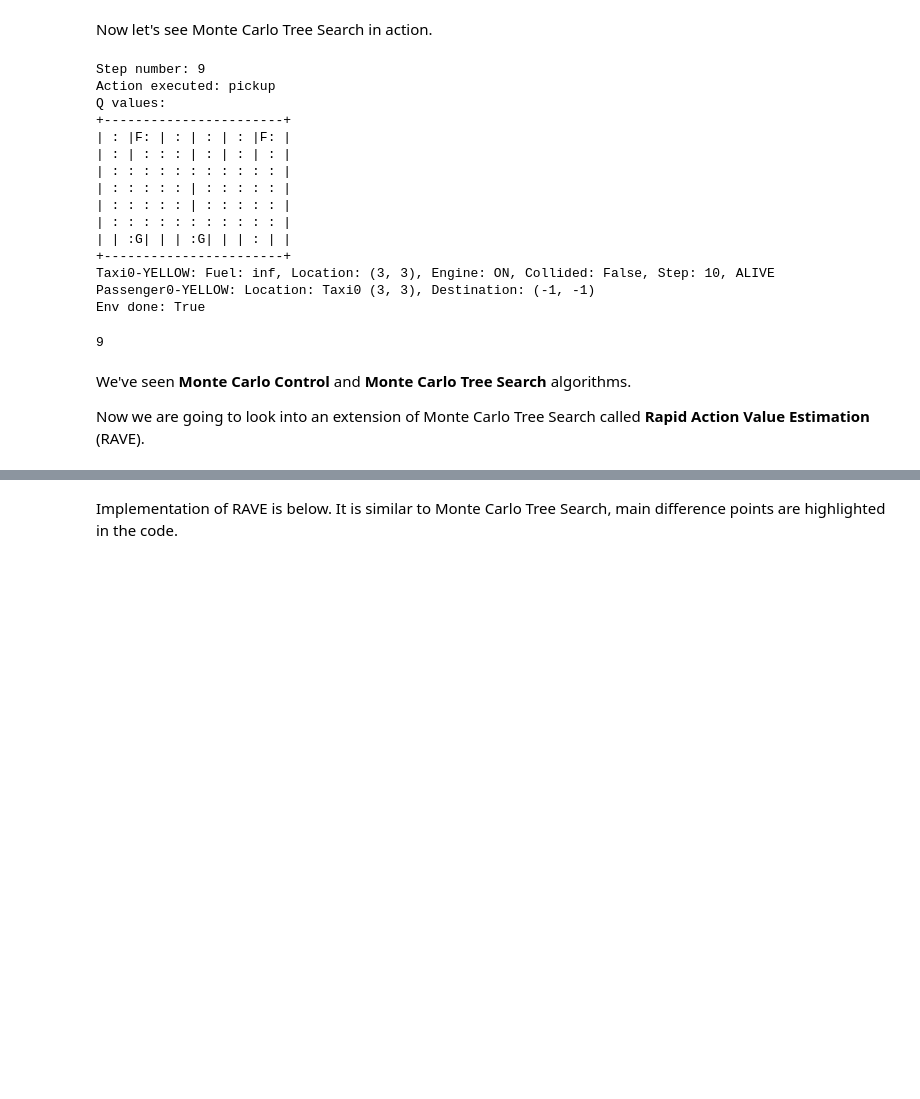
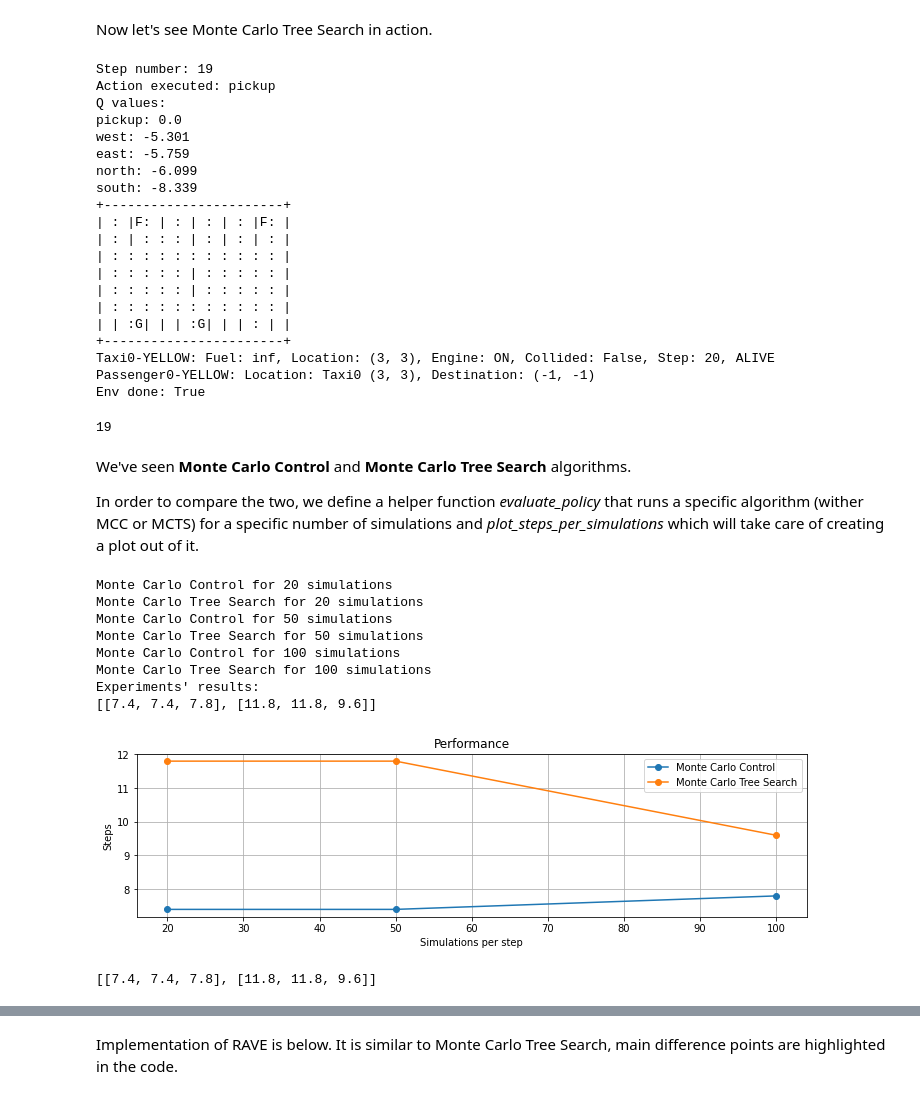
Before and after one commit to GabrieleSerussi/mcts, a Jupyter notebook: Monte_Carlo_Control_and_MCTS.ipynb, the cells around one changed output, grey strips where cells are left out. Saved outputs shown, nothing was run; the diff lists cells and outputs as text; code cells hidden in the pictures; blank space fills up the shorter version.

```diff
--- a/Monte_Carlo_Control_and_MCTS.ipynb
+++ b/Monte_Carlo_Control_and_MCTS.ipynb
@@ -428,15 +428,19 @@ class MonteCarloTreeSearchNode():
         selected_node = self._best_action()
         for i in range(1,max_number_of_steps+1):
             steps = i
-            selected_node = selected_node._best_action()
-            if render:
+            if not render:
+                selected_node = selected_node._best_action()
+            else:
+                selected_node, before_move_node = selected_node._best_action(render=render)
                 time.sleep(1)
                 clear_output(wait=True)
                 print(f"Step number: {i}")
                 print(f"Action executed: {self.state.unwrapped.get_action_meanings('taxi_0')[selected_node.parent_action]}")
                 print("Q values:")
-                for child, action_name in zip(selected_node.children, list(self.state.unwrapped.get_action_meanings('taxi_0').values())):
+                for child in before_move_node.children:
+                    action_name = self.state.unwrapped.get_action_meanings('taxi_0')[child.parent_action]
                     print(f"{action_name}: {round(child.average_reward, 3)}")
+                del before_move_node
                 selected_node.state.unwrapped.render()
 
             if selected_node.terminal_state:
@@ -444,7 +448,7 @@ class MonteCarloTreeSearchNode():
 
         return steps
 
-    def _best_action(self):
+    def _best_action(self, render:bool=False):
         """
         Execute the four stages to find the best action from the current state.
         """
@@ -452,8 +456,10 @@ class MonteCarloTreeSearchNode():
             node = self._tree_policy()
             reward = node._rollout()
             node._backpropagate(reward)
-
-        return self._best_child(c_param=0.)
+        if not render:
+            return self._best_child(c_param=0.)
+        else:
+            return self._best_child(c_param=0.), self
 
     def _tree_policy(self):
         """
@@ -566,9 +572,14 @@ mcts = MonteCarloTreeSearchNode(state=env, n_simulations=N_SIMULATIONS, gamma=GA
 # %%
 mcts.run_and_update(max_number_of_steps=1000, render=True)
 # %% [output]
-Step number: 9
+Step number: 19
 Action executed: pickup
 Q values:
+pickup: 0.0
+west: -5.301
+east: -5.759
+north: -6.099
+south: -8.339
 +-----------------------+
 | : |F: | : | : | : |F: |
 | : | : : : | : | : | : |
@@ -578,11 +589,11 @@ Q values:
 | : : : : : : : : : : : |
 | | :G| | | :G| | | : | |
 +-----------------------+
-Taxi0-YELLOW: Fuel: inf, Location: (3, 3), Engine: ON, Collided: False, Step: 10, ALIVE
+Taxi0-YELLOW: Fuel: inf, Location: (3, 3), Engine: ON, Collided: False, Step: 20, ALIVE
 Passenger0-YELLOW: Location: Taxi0 (3, 3), Destination: (-1, -1)
 Env done: True
-9
+19
 # %% [markdown]
 We've seen **Monte Carlo Control** and **Monte Carlo Tree Search** algorithms.
 
-Now we are going to look into an extension of Monte Carlo Tree Search called **Rapid Action Value Estimation** (RAVE).
+In order to compare the two, we define a helper function *evaluate_policy* that runs a specific algorithm (wither MCC or MCTS) for a specific number of simulations and *plot_steps_per_simulations* which will take care of creating a plot out of it.
@@ -588,0 +649,14 @@ Now we are going to look into an extension of Monte Carlo Tree Search called **R
+# %%
+problem={"taxi_pos":(0,0),"passenger_pos":(3,3),"domain_map":DEFAULT_MAP}
+plot_steps_per_simulations("mcc_vs_mcts.png", problem, ["Monte Carlo Control","Monte Carlo Tree Search"], [20,50,100], 5)
+# %% [output]
+Monte Carlo Control for 20 simulations
+Monte Carlo Tree Search for 20 simulations
+Monte Carlo Control for 50 simulations
+Monte Carlo Tree Search for 50 simulations
+Monte Carlo Control for 100 simulations
+Monte Carlo Tree Search for 100 simulations
+Experiments' results:
+[[7.4, 7.4, 7.8], [11.8, 11.8, 9.6]]
+[figure, added]
+[[7.4, 7.4, 7.8], [11.8, 11.8, 9.6]]
```
Also changed, not shown: parts of 13 cells of this notebook.
